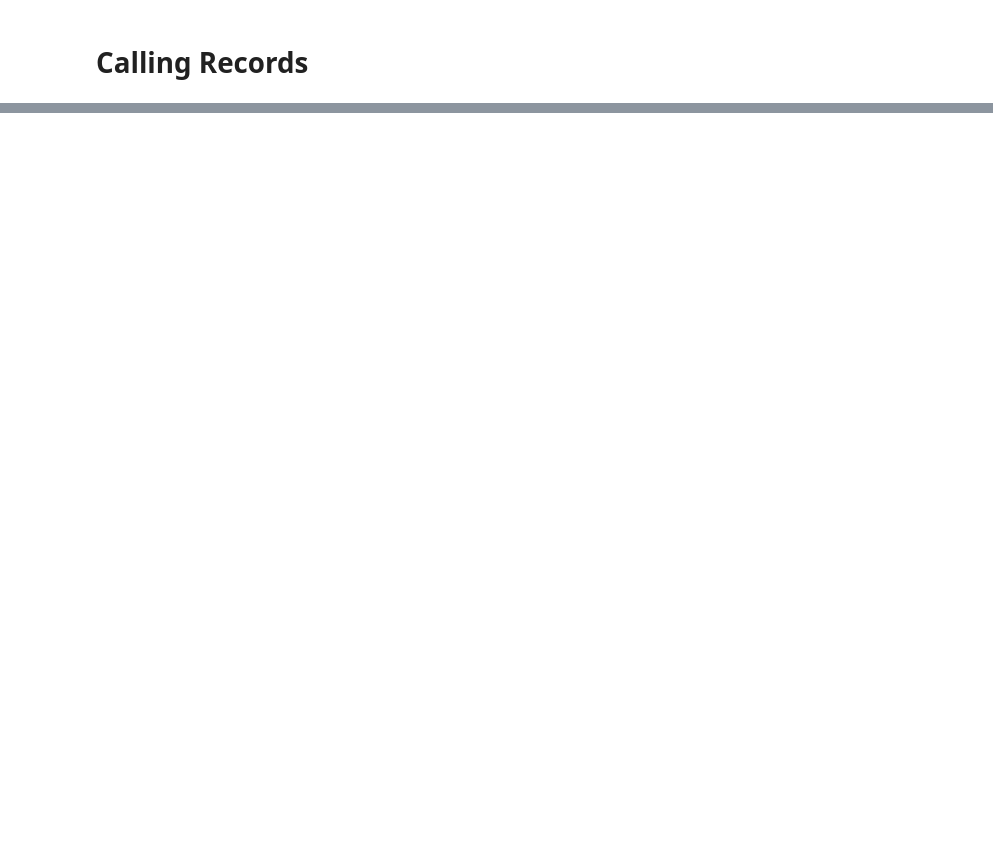
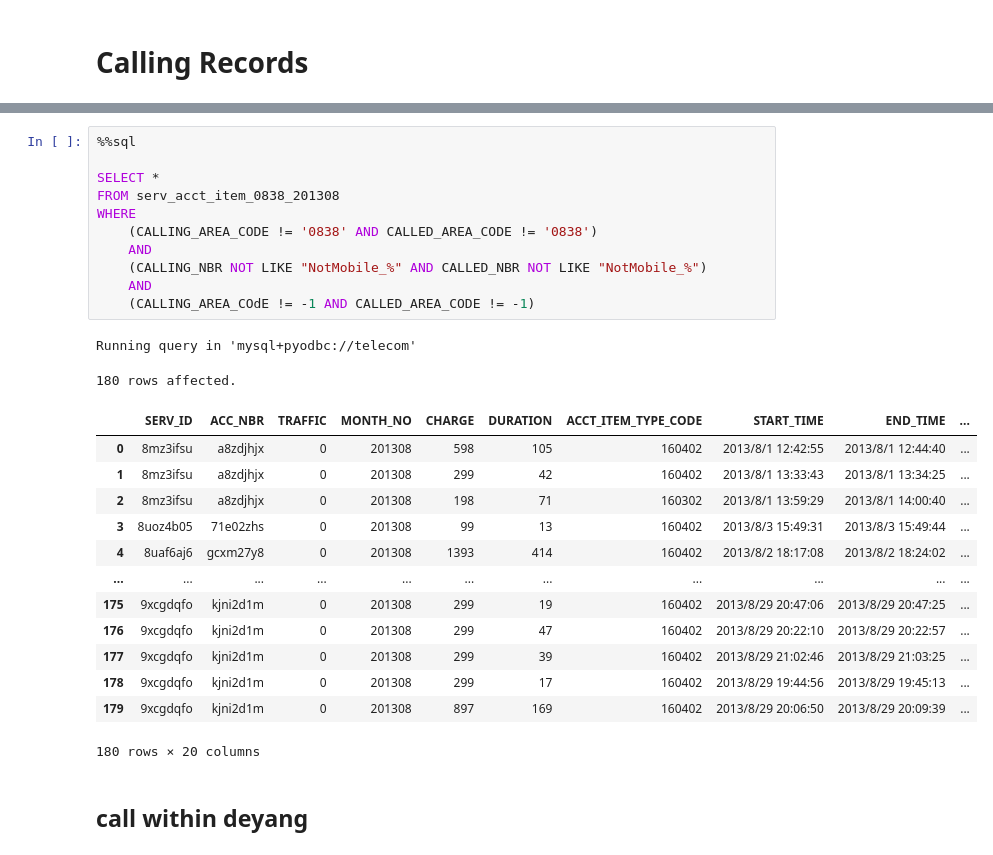
Before and after one commit to githubjacky/telecom, a Jupyter notebook: notebooks/data_info/raw/calling_records.ipynb, the cells around one changed output, grey strips where cells are left out. Cells and saved outputs as stored; diff of their text form; blank space fills up the shorter version.

```diff
--- a/notebooks/data_info/raw/calling_records.ipynb
+++ b/notebooks/data_info/raw/calling_records.ipynb
@@ -81,0 +536,29 @@ Running query in 'mysql+pyodbc://telecom'
+# %%
+%%sql
+
+SELECT *
+FROM serv_acct_item_0838_201308
+WHERE
+    (CALLING_AREA_CODE != '0838' AND CALLED_AREA_CODE != '0838')
+    AND
+    (CALLING_NBR NOT LIKE "NotMobile_%" AND CALLED_NBR NOT LIKE "NotMobile_%")
+    AND
+    (CALLING_AREA_COdE != -1 AND CALLED_AREA_CODE != -1)
+# %% [output]
+Running query in 'mysql+pyodbc://telecom'
+180 rows affected.
+|  | SERV_ID | ACC_NBR | TRAFFIC | MONTH_NO | CHARGE | DURATION | ACCT_ITEM_TYPE_CODE | START_TIME | END_TIME | ... |
+| 0 | 8mz3ifsu | a8zdjhjx | 0 | 201308 | 598 | 105 | 160402 | 2013/8/1 12:42:55 | 2013/8/1 12:44:40 | ... |
+| 1 | 8mz3ifsu | a8zdjhjx | 0 | 201308 | 299 | 42 | 160402 | 2013/8/1 13:33:43 | 2013/8/1 13:34:25 | ... |
+| 2 | 8mz3ifsu | a8zdjhjx | 0 | 201308 | 198 | 71 | 160302 | 2013/8/1 13:59:29 | 2013/8/1 14:00:40 | ... |
+| 3 | 8uoz4b05 | 71e02zhs | 0 | 201308 | 99 | 13 | 160402 | 2013/8/3 15:49:31 | 2013/8/3 15:49:44 | ... |
+| 4 | 8uaf6aj6 | gcxm27y8 | 0 | 201308 | 1393 | 414 | 160402 | 2013/8/2 18:17:08 | 2013/8/2 18:24:02 | ... |
+| ... | ... | ... | ... | ... | ... | ... | ... | ... | ... | ... |
+| 175 | 9xcgdqfo | kjni2d1m | 0 | 201308 | 299 | 19 | 160402 | 2013/8/29 20:47:06 | 2013/8/29 20:47:25 | ... |
+| 176 | 9xcgdqfo | kjni2d1m | 0 | 201308 | 299 | 47 | 160402 | 2013/8/29 20:22:10 | 2013/8/29 20:22:57 | ... |
+| 177 | 9xcgdqfo | kjni2d1m | 0 | 201308 | 299 | 39 | 160402 | 2013/8/29 21:02:46 | 2013/8/29 21:03:25 | ... |
+| 178 | 9xcgdqfo | kjni2d1m | 0 | 201308 | 299 | 17 | 160402 | 2013/8/29 19:44:56 | 2013/8/29 19:45:13 | ... |
+| 179 | 9xcgdqfo | kjni2d1m | 0 | 201308 | 897 | 169 | 160402 | 2013/8/29 20:06:50 | 2013/8/29 20:09:39 | ... |
+180 rows × 20 columns
+# %% [markdown]
+## call within deyang
```
Also changed, not shown: parts of 40 cells of this notebook, 4 other files.
